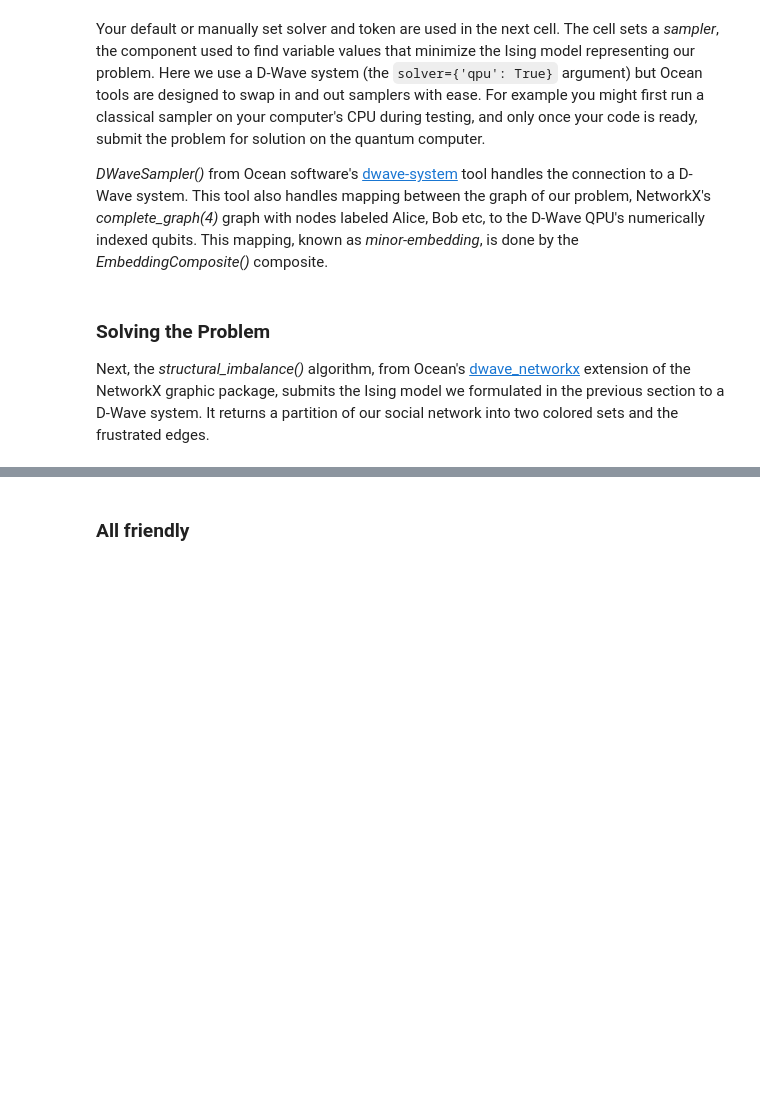
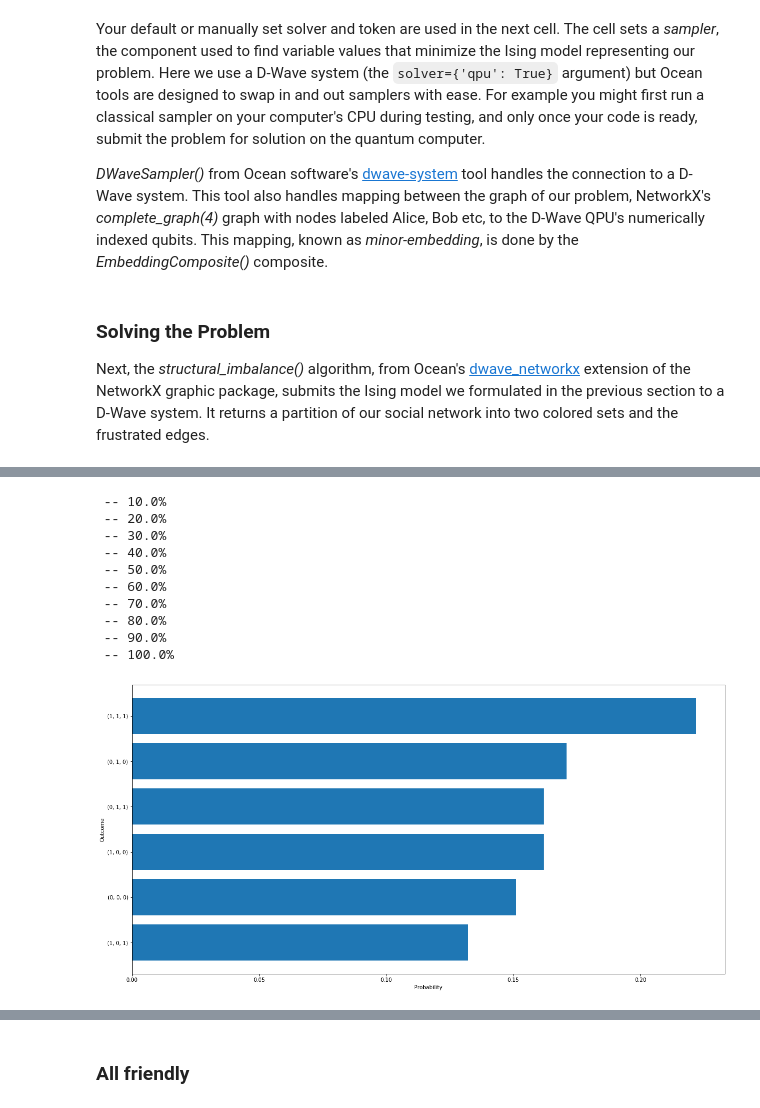
Before and after one commit to mledall/quantum_computing, a Jupyter notebook: Structural_imbalance_benchmarking.ipynb, the cells around one changed output, grey strips where cells are left out. Drawn from its saved outputs; the diff is of its cells as text; code cells hidden in the pictures; blank space fills up the shorter version.

```diff
--- a/Structural_imbalance_benchmarking.ipynb
+++ b/Structural_imbalance_benchmarking.ipynb
@@ -192,0 +243,51 @@ sovled in  1.3019189834594727 s
+# %%
+def get_outcome_probabilities(G, Nruns=100):
+
+    outcome_configs = {}
+
+    count_run = 1
+
+    for _ in range(Nruns):
+        if count_run%(Nruns//10)==0:
+            print(' -- {}%'.format(100*count_run/Nruns))
+        count_run+=1
+
+        imbalance, bicoloring = dnx.structural_imbalance(G, sampler)
+        config = tuple(bicoloring.values())
+        if config not in outcome_configs:
+            outcome_configs[config] = 1
+        elif config in outcome_configs:
+            count = outcome_configs[config]
+            outcome_configs[config] = count+1
+
+    for outcome, count in outcome_configs.items():
+        outcome_configs[outcome] = count/Nruns
+
+    outcome_configs = dict(sorted(outcome_configs.items(), key=lambda kv: kv[1], reverse=True))
+
+    plt.figure(figsize=(20,10))
+
+    plt.barh(range(len(outcome_configs)), list(outcome_configs.values()))
+    plt.yticks(range(len(outcome_configs)), list(outcome_configs.keys()))
+
+    plt.gca().invert_yaxis()
+
+    plt.xlabel('Probability')
+    plt.ylabel('Outcome')
+    plt.show()
+
+    return outcome_configs
+# %%
+outcome_configs = get_outcome_probabilities(G, 1000)
+# %% [output]
+ -- 10.0%
+ -- 20.0%
+ -- 30.0%
+ -- 40.0%
+ -- 50.0%
+ -- 60.0%
+ -- 70.0%
+ -- 80.0%
+ -- 90.0%
+ -- 100.0%
+[figure, added]
```
Also changed, not shown: parts of 11 cells of this notebook.
